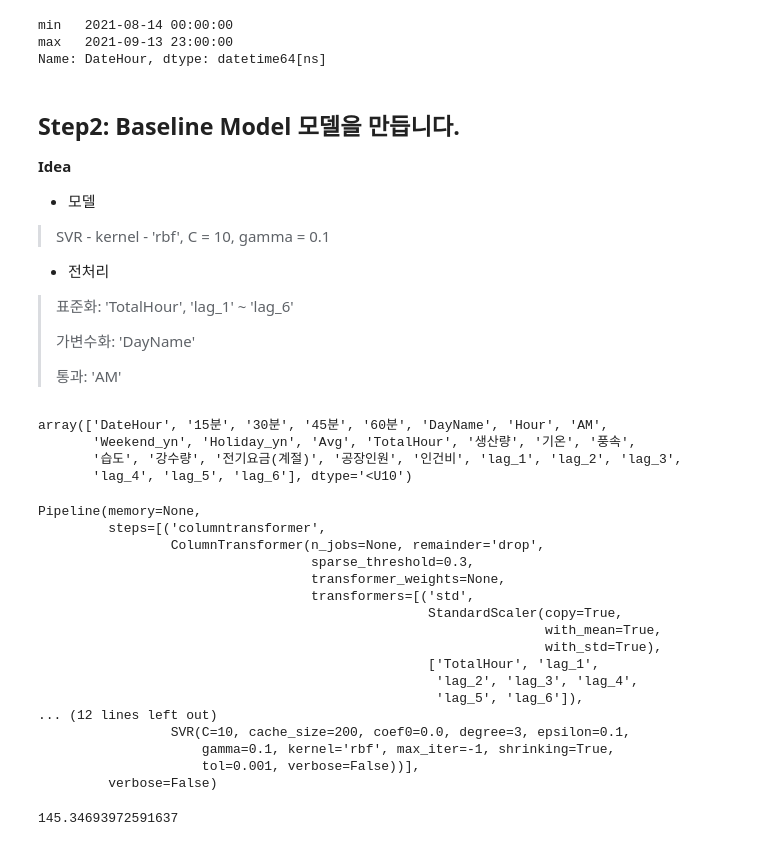
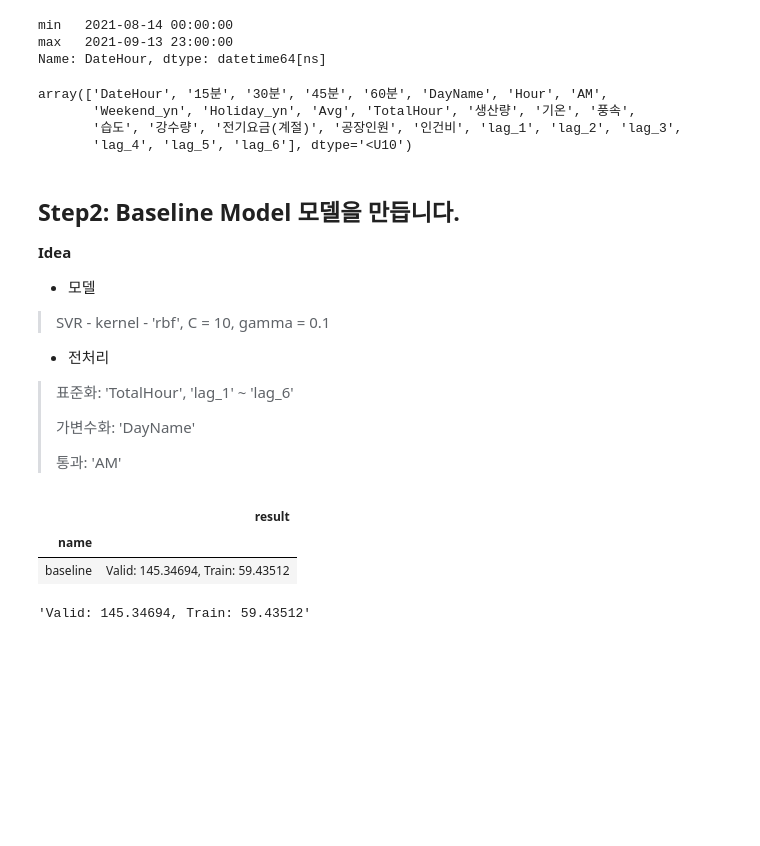
Before and after one commit to sunkusun9/DS_lv3_2603_1, a Jupyter notebook: sec_ds_lv3_prob3_kaggle.ipynb, the cells around one changed output. Saved outputs shown, nothing was run; the diff lists cells and outputs as text; code cells hidden in the pictures; blank space fills up the shorter version.

Commit message:
Day1 Kaggle 문제 Step 3  노트 올립니다.

```diff
--- a/sec_ds_lv3_prob3_kaggle.ipynb
+++ b/sec_ds_lv3_prob3_kaggle.ipynb
@@ -227,25 +199,11 @@ Name: DateHour, dtype: datetime64[ns]
 #    검증 방법에 대한 추가 빌드업을 한 다음, 여러 번의 검증으로 안정성을 높여 결과를 뽑아 보겠습니다.
 df_train = df_prob6_train.loc[df_prob6_train['DateHour'] < pd.to_datetime('2021-07-14')]
 df_valid = df_prob6_train.loc[df_prob6_train['DateHour'] >= pd.to_datetime('2021-07-14')]
-# %% [markdown]
-## Step2: Baseline Model 모델을 만듭니다.
-
-**Idea**
-
-- 모델
-> SVR - kernel - 'rbf', C = 10, gamma = 0.1
-
-- 전처리
-> 표준화: 'TotalHour', 'lag_1' ~ 'lag_6'
->
-> 가변수화: 'DayName'
->
->통과: 'AM'
-# %%
-X_all = df_prob6_test.columns.tolist()
-np.array(X_all)
-# %% [output]
-array(['DateHour', '15분', '30분', '45분', '60분', 'DayName', 'Hour', 'AM',
-       'Weekend_yn', 'Holiday_yn', 'Avg', 'TotalHour', '생산량', '기온', '풍속',
-       '습도', '강수량', '전기요금(계절)', '공장인원', '인건비', 'lag_1', 'lag_2', 'lag_3',
-       'lag_4', 'lag_5', 'lag_6'], dtype='<U10')
+# %%
+X_all = df_prob6_test.columns.tolist()
+np.array(X_all)
+# %% [output]
+array(['DateHour', '15분', '30분', '45분', '60분', 'DayName', 'Hour', 'AM',
+       'Weekend_yn', 'Holiday_yn', 'Avg', 'TotalHour', '생산량', '기온', '풍속',
+       '습도', '강수량', '전기요금(계절)', '공장인원', '인건비', 'lag_1', 'lag_2', 'lag_3',
+       'lag_4', 'lag_5', 'lag_6'], dtype='<U10')
@@ -252,42 +264,32 @@ array(['DateHour', '15분', '30분', '45분', '60분', 'DayName', 'Hour', 'AM',
+# %% [markdown]
+## Step2: Baseline Model 모델을 만듭니다.
+
+**Idea**
+
+- 모델
+> SVR - kernel - 'rbf', C = 10, gamma = 0.1
+
+- 전처리
+> 표준화: 'TotalHour', 'lag_1' ~ 'lag_6'
+>
+> 가변수화: 'DayName'
+>
+>통과: 'AM'
 # %%
-from sklearn.compose import ColumnTransformer
-from sklearn.pipeline import make_pipeline
-from sklearn.preprocessing import StandardScaler, OneHotEncoder
-
 from sklearn.svm import SVR
 
 ct = ColumnTransformer([
     ('std', StandardScaler(), ['TotalHour'] + ['lag_{}'.format(i) for i in range(1, 7)]),
     ('ohe', OneHotEncoder(categories='auto'), ['DayName']),
     ('pt', 'passthrough', ['AM'])
 ])
 
 reg_svr = make_pipeline(
     ct , SVR(kernel = 'rbf', C = 10, gamma = 0.1)
 )
-reg_svr.fit(df_train[X_all], df_train['target'])
+eval_model('baseline', reg_svr)
 # %% [output]
+|  | result |
+| name |  |
+| baseline | Valid: 145.34694, Train: 59.43512 |
-Pipeline(memory=None,
-         steps=[('columntransformer',
-                 ColumnTransformer(n_jobs=None, remainder='drop',
-                                   sparse_threshold=0.3,
-                                   transformer_weights=None,
-                                   transformers=[('std',
-                                                  StandardScaler(copy=True,
-                                                                 with_mean=True,
-                                                                 with_std=True),
-                                                  ['TotalHour', 'lag_1',
-                                                   'lag_2', 'lag_3', 'lag_4',
-                                                   'lag_5', 'lag_6']),
-... (12 lines left out)
-                 SVR(C=10, cache_size=200, coef0=0.0, degree=3, epsilon=0.1,
-                     gamma=0.1, kernel='rbf', max_iter=-1, shrinking=True,
-                     tol=0.001, verbose=False))],
-         verbose=False)
+'Valid: 145.34694, Train: 59.43512'
-# %%
-from sklearn.metrics import mean_absolute_error
-mean_absolute_error(
-    df_valid['target'], reg_svr.predict(df_valid[X_all])
-)
-# %% [output]
-145.34693972591637
```
Also changed, not shown: parts of 24 cells of this notebook.
